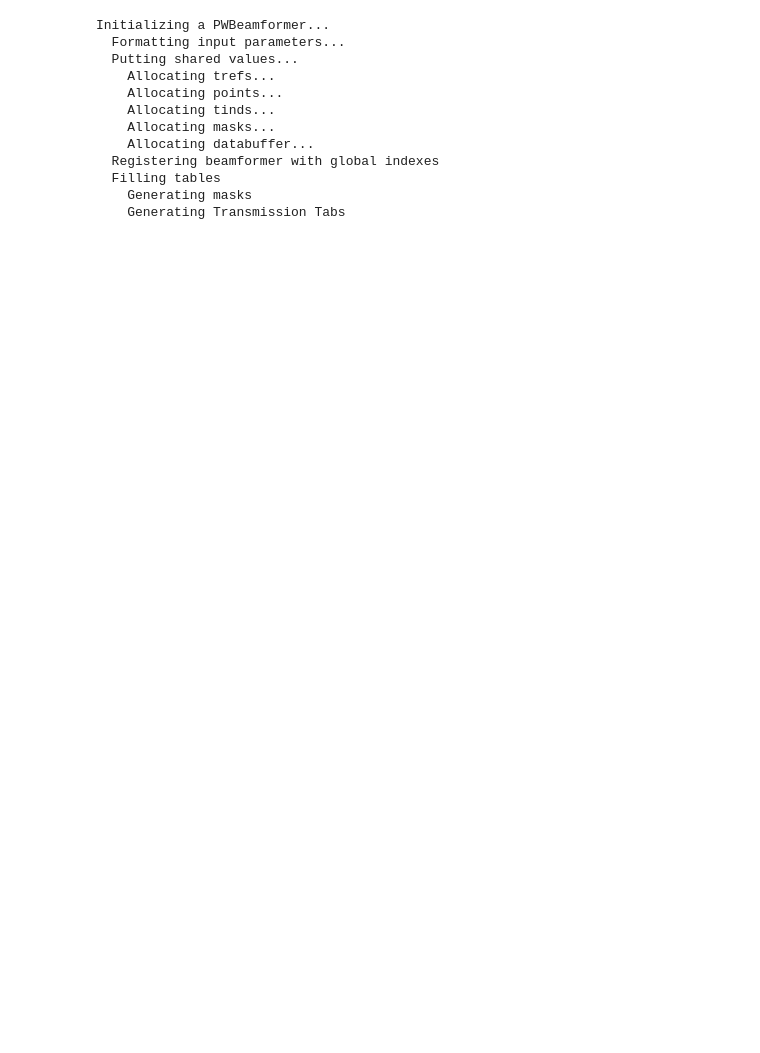
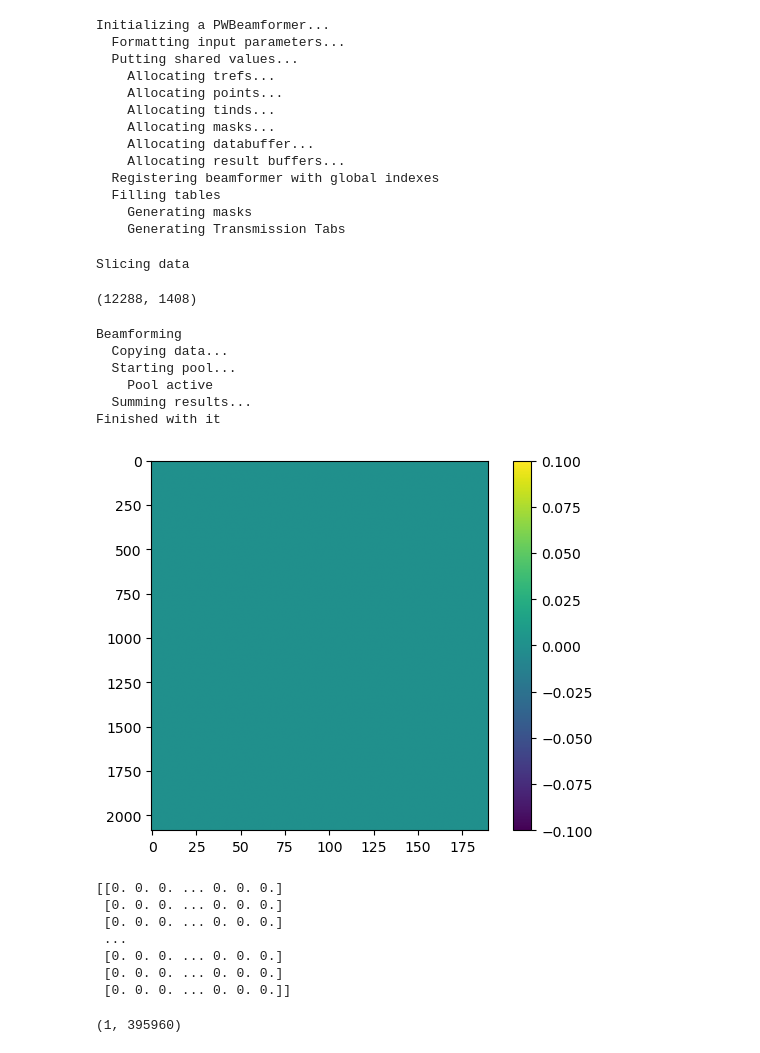
Before and after one commit to wewightman/bmfrmtrig, a Jupyter notebook: test_notebook.ipynb, the cells around one changed output. Saved outputs shown, nothing was run; the diff lists cells and outputs as text; code cells hidden in the pictures; blank space fills up the shorter version.

```diff
--- a/test_notebook.ipynb
+++ b/test_notebook.ipynb
@@ -43,5 +127,5 @@ params['nsamp'] = 1500
 # %%
-bmfrm = pwb.PWBeamformer(**params)
+bmfrm = pwb.PWBeamformer(**funcparams)
 # %% [output]
 Initializing a PWBeamformer...
   Formatting input parameters...
@@ -51,7 +135,17 @@ Initializing a PWBeamformer...
     Allocating tinds...
     Allocating masks...
     Allocating databuffer...
+    Allocating result buffers...
   Registering beamformer with global indexes
   Filling tables
     Generating masks
     Generating Transmission Tabs
+# %%
+print("Slicing data")
+rfslice = rf[:,:,0,0]
+for ind in range(rf.shape[2]-1):
+    rfslice = np.concatenate((rfslice, rf[:,:,ind+1,0]), axis = 1)
+rfslice.shape
+# %% [output]
+Slicing data
+(12288, 1408)
@@ -57,0 +154,33 @@ Initializing a PWBeamformer...
+# %%
+summed = bmfrm(rfslice[:,0].reshape((-1, 1)))
+print("Finished with it")
+# %% [output]
+Beamforming
+  Copying data...
+  Starting pool...
+    Pool active
+  Summing results...
+Finished with it
+# %%
+summed = np.abs(summed.reshape((len(zgrid), len(xgrid)), order='f'))
+env = np.abs(sig.hilbert(summed, axis=0))
+logged = 20*np.log10(env/np.max(env))
+plt.figure()
+plt.imshow(env, aspect = 0.1)
+plt.colorbar()
+plt.show()
+print(env)
+# %% [output]
+[figure, added]
+[[0. 0. 0. ... 0. 0. 0.]
+ [0. 0. 0. ... 0. 0. 0.]
+ [0. 0. 0. ... 0. 0. 0.]
+ ...
+ [0. 0. 0. ... 0. 0. 0.]
+ [0. 0. 0. ... 0. 0. 0.]
+ [0. 0. 0. ... 0. 0. 0.]]
+# %%
+tinds = np.array([np.array(bmfrmparams['tinds'][ind]) for ind in range(len(bmfrmparams['tinds']))])
+tinds.shape
+# %% [output]
+(1, 395960)
```
Also changed, not shown: parts of 9 cells of this notebook, 5 other files.
